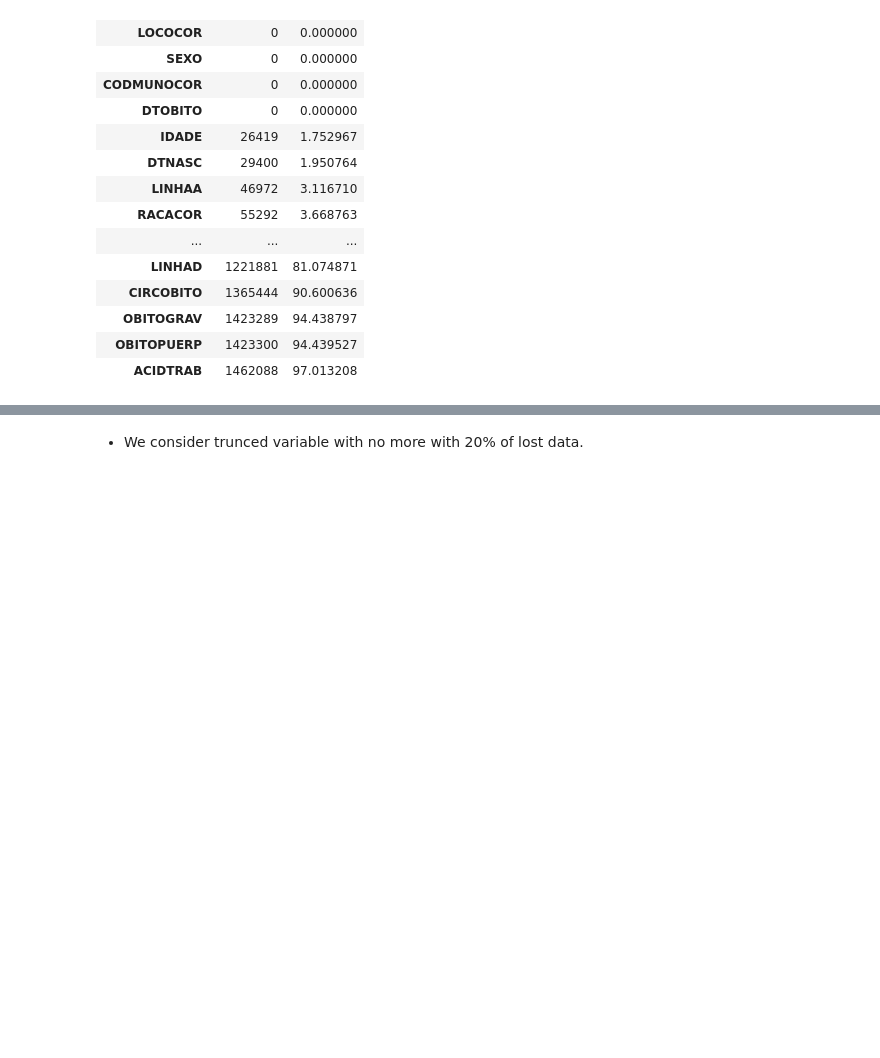
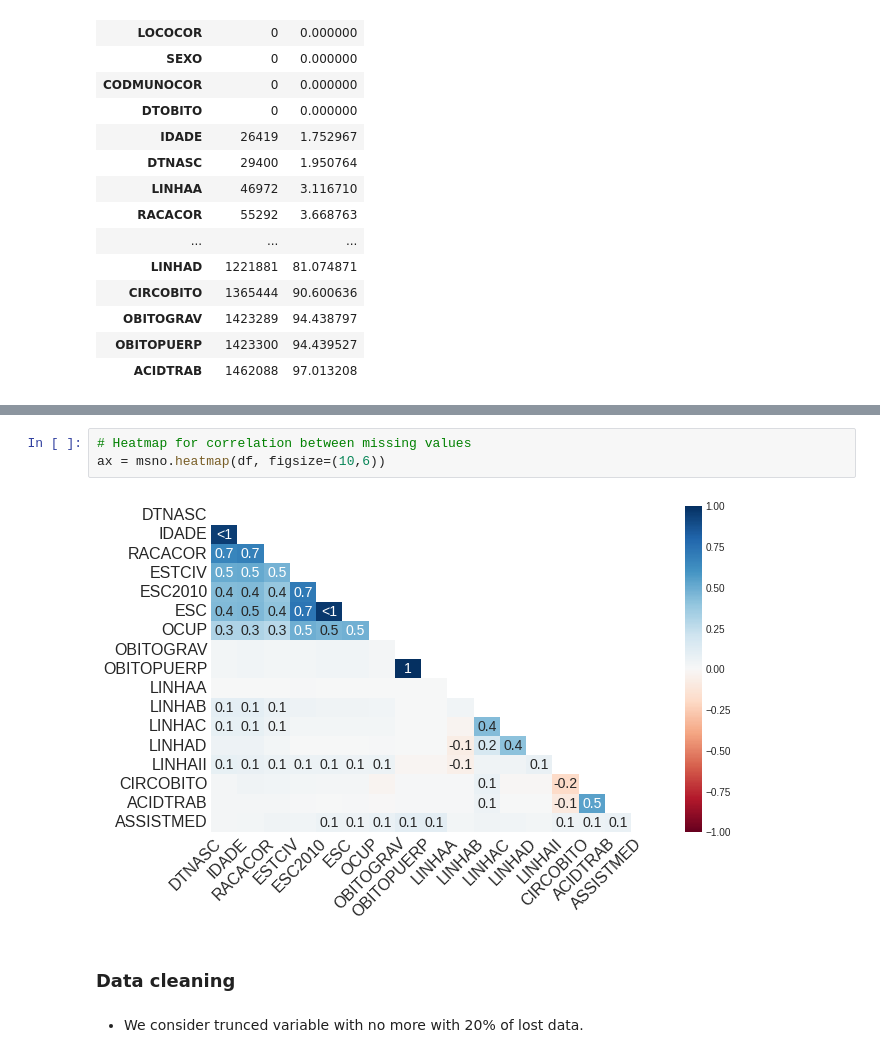
Before and after one commit to cerrados/sim-eda, a Jupyter notebook: EDA.ipynb, the cells around one changed output, grey strips where cells are left out. Cells and saved outputs as stored; diff of their text form; blank space fills up the shorter version.

```diff
--- a/EDA.ipynb
+++ b/EDA.ipynb
@@ -143,3 +158,10 @@ count_df_null(df)
+# %%
+# Heatmap for correlation between missing values
+ax = msno.heatmap(df, figsize=(10,6))
+# %% [output]
+[figure, added]
+# %% [markdown]
+### Data cleaning
 # %% [markdown]
 * We consider trunced variable with no more with 20% of lost data.
 # %%
```
Also changed, not shown: parts of 5 cells of this notebook.
